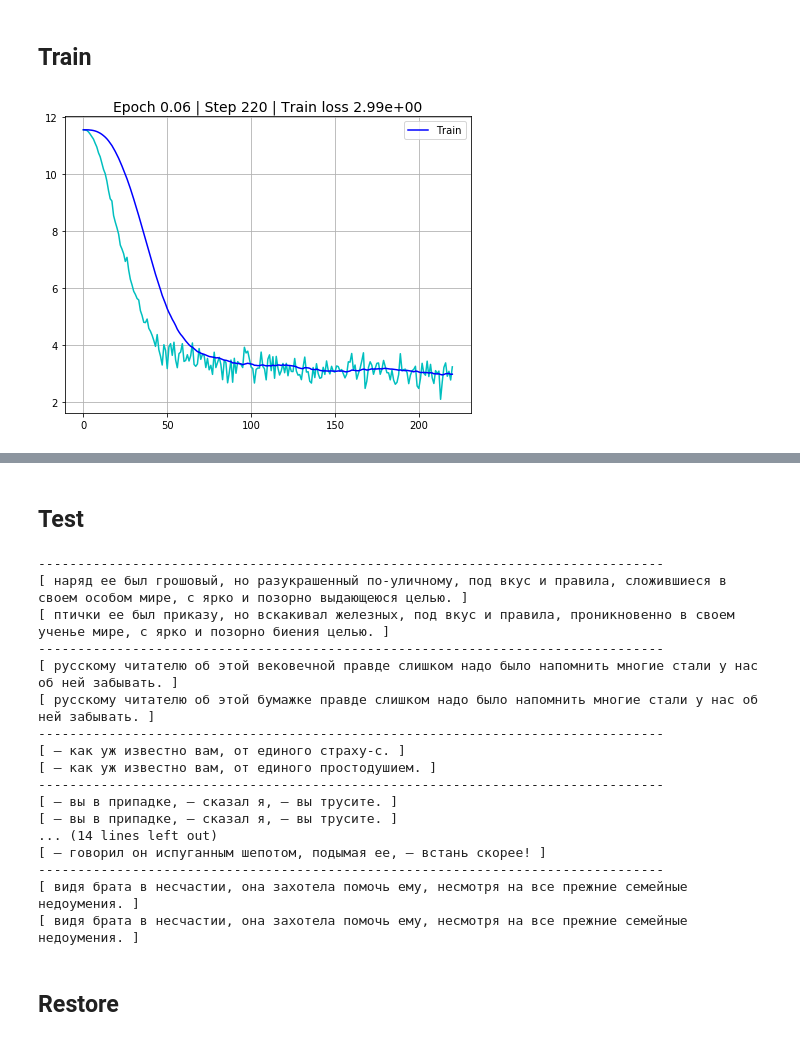
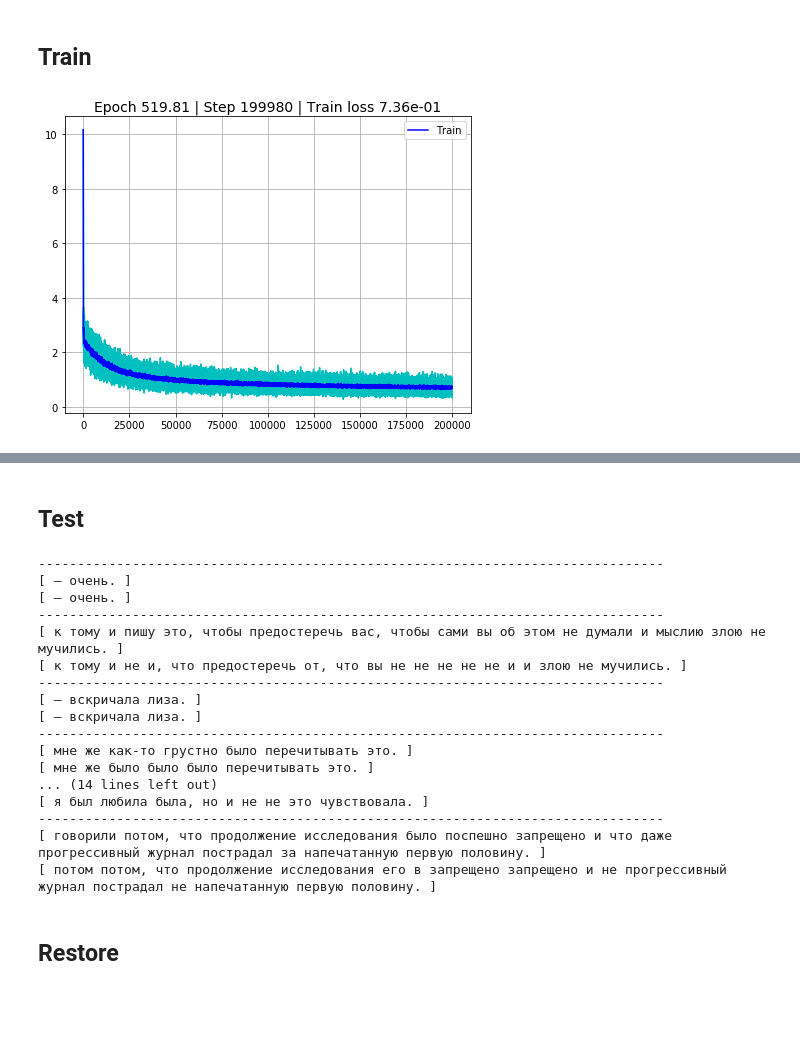
Before and after one commit to RomanKoshelev/NeuroDostoevsky, a Jupyter notebook: rnn_autoencoder.ipynb, the cells around one changed output, grey strips where cells are left out. Cells and saved outputs as stored; diff of their text form; code cells hidden in the pictures; blank space fills up the shorter version.

```diff
--- a/rnn_autoencoder.ipynb
+++ b/rnn_autoencoder.ipynb
@@ -9,5 +11,5 @@ from utils import prepare_sample
 # %%
 %%time
 dataset = SentenceDataset(2, 32)
-dataset.load('data/dostoevsky.txt', 10000000)  # dostoevsky.txt  anna.txt
+dataset.load('data/dostoevsky.txt', 1000000)  # dostoevsky.txt  anna.txt
 # %% [output]
@@ -171,7 +173,7 @@ class AutoencoderRNN:
 
     def restore(self, path):
         try:
-             [self.tr_epoch, self.tr_step, self.tr_losses] = pickle.load(open(os.path.join(path, "state.p"), "rb"))
+            [self.tr_epoch, self.tr_step, self.tr_losses] = pickle.load(open(os.path.join(path, "state.p"), "rb"))
         except:
             print("State not found at", path)
         self._saver.restore(self._sess, path)
@@ -182,10 +184,8 @@ class AutoencoderRNN:
             self.outputs,
             feed_dict = {
                 self.enc_inputs_pl: sents,
-                self.dec_inputs_pl: sents,
                 self.targets_pl   : sents,
                 self.batch_size_pl: batch_size,
-                self.seq_length_pl: [seq_length, ]*batch_size,
                 self.keep_prob_pl : 1,
         })
 # %% [markdown]
@@ -211,11 +211,11 @@ Wall time: 6.74 s
 # %%
 %%time
 model.train(
-    step_num      = 100000,
+    step_num      = 200000,
     batch_size    = 32,
     learning_rate = 1e-3,
     mean_win      = 30,
     dataset       = dataset)
 model.save(model_path)
 # %% [output]
-[figure, old version]
+[figure, new version]
@@ -237,22 +239,22 @@ for i in range(len(inp)):
     print(prepare(out[i]))
 # %% [output]
 --------------------------------------------------------------------------------
-[ наряд ее был грошовый, но разукрашенный по-уличному, под вкус и правила, сложившиеся в своем особом мире, с ярко и позорно выдающеюся целью. ]
-[ птички ее был приказу, но вскакивал железных, под вкус и правила, проникновенно в своем ученье мире, с ярко и позорно биения целью. ]
+[ — очень. ]
+[ — очень. ]
 --------------------------------------------------------------------------------
-[ русскому читателю об этой вековечной правде слишком надо было напомнить многие стали у нас об ней забывать. ]
-[ русскому читателю об этой бумажке правде слишком надо было напомнить многие стали у нас об ней забывать. ]
+[ к тому и пишу это, чтобы предостеречь вас, чтобы сами вы об этом не думали и мыслию злою не мучились. ]
+[ к тому и не и, что предостеречь от, что вы не не не не не и и злою не мучились. ]
 --------------------------------------------------------------------------------
-[ — как уж известно вам, от единого страху-с. ]
-[ — как уж известно вам, от единого простодушием. ]
+[ — вскричала лиза. ]
+[ — вскричала лиза. ]
 --------------------------------------------------------------------------------
-[ — вы в припадке, — сказал я, — вы трусите. ]
-[ — вы в припадке, — сказал я, — вы трусите. ]
+[ мне же как-то грустно было перечитывать это. ]
+[ мне же было было было перечитывать это. ]
 ... (14 lines left out)
-[ — говорил он испуганным шепотом, подымая ее, — встань скорее! ]
+[ я был любила была, но и не не это чувствовала. ]
 --------------------------------------------------------------------------------
-[ видя брата в несчастии, она захотела помочь ему, несмотря на все прежние семейные недоумения. ]
-[ видя брата в несчастии, она захотела помочь ему, несмотря на все прежние семейные недоумения. ]
+[ говорили потом, что продолжение исследования было поспешно запрещено и что даже прогрессивный журнал пострадал за напечатанную первую половину. ]
+[ потом потом, что продолжение исследования его в запрещено запрещено и не прогрессивный журнал пострадал не напечатанную первую половину. ]
 # %% [markdown]
 ## Restore
 # %%
```
Also changed, not shown: parts of 5 cells of this notebook, 3 other files.
